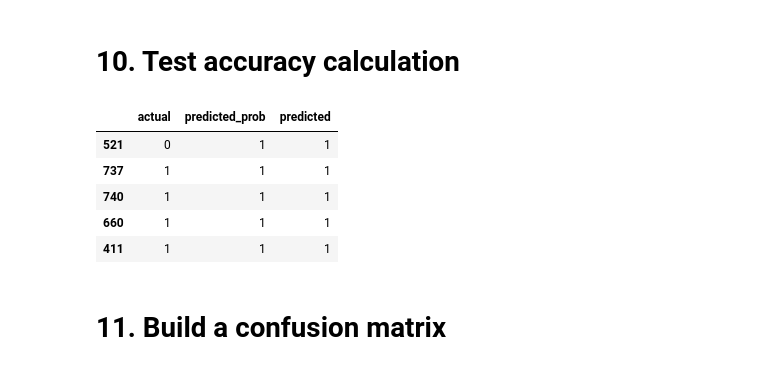
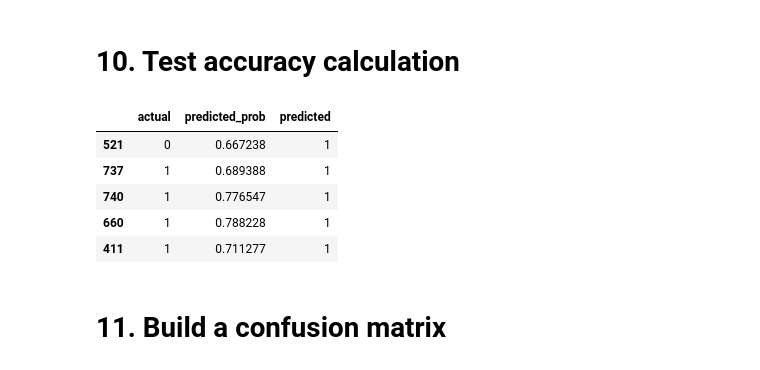
Before and after one commit to qthanglee/UTA, a Jupyter notebook: practices/LogisticRegression/GermanCredit/main.ipynb, the cells around one changed output. Cells and saved outputs as stored; diff of their text form; code cells hidden in the pictures.

```diff
--- a/practices/LogisticRegression/GermanCredit/main.ipynb
+++ b/practices/LogisticRegression/GermanCredit/main.ipynb
@@ -143,22 +143,22 @@ print(model_score)
 # %%
 y_pred_df = pd.DataFrame()
 
 y_pred_df['actual'] = y_test
 
-y_pred_df["predicted_prob"] = model.predict(x_test)
+y_pred_df["predicted_prob"] = model.predict_proba(x_test)[:,1]
 ## Used statsmodel logit function to predict probaility of output being from class '1'
 
 y_pred_df['predicted'] = y_pred_df.predicted_prob.map( lambda x: 1 if x > 0.6 else 0)
 # Converted values which are above 0.6 as '1' and rest as '0'.
 ## Therefore thershold here is 0.7 as values at and above 0.7 probability is converted to '1'
 
 y_pred_df[0:5]
 # %% [output]
 |  | actual | predicted_prob | predicted |
-| 521 | 0 | 1 | 1 |
-| 737 | 1 | 1 | 1 |
-| 740 | 1 | 1 | 1 |
-| 660 | 1 | 1 | 1 |
-| 411 | 1 | 1 | 1 |
+| 521 | 0 | 0.667238 | 1 |
+| 737 | 1 | 0.689388 | 1 |
+| 740 | 1 | 0.776547 | 1 |
+| 660 | 1 | 0.788228 | 1 |
+| 411 | 1 | 0.711277 | 1 |
 # %% [markdown]
 # 11. Build a confusion matrix
```
Also changed, not shown: parts of 3 cells of this notebook.
